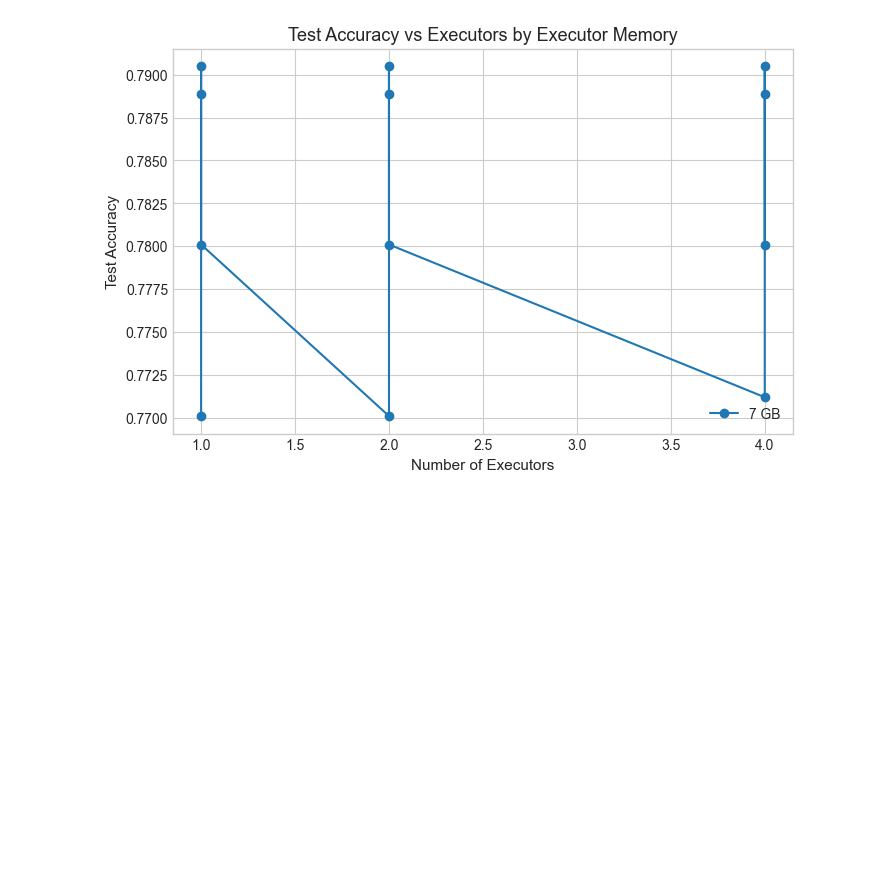
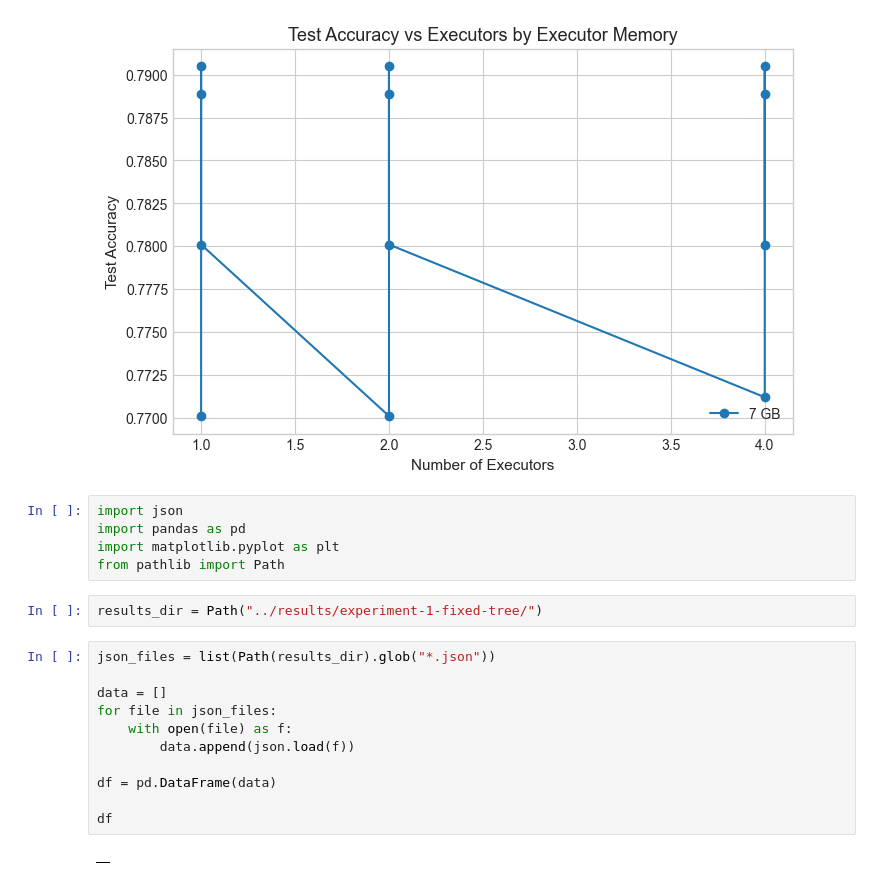
Before and after one commit to kshitijrajsharma/fractal-ml-distributed-computing, a Jupyter notebook: analysis/graphics.ipynb, the cells around one changed output. Drawn from its saved outputs; the diff is of its cells as text; blank space fills up the shorter version.

```diff
--- a/analysis/graphics.ipynb
+++ b/analysis/graphics.ipynb
@@ -104,3 +106,23 @@ if "num_executors" in df.columns:
     plt.show()
 # %% [output]
 [figure]
+# %%
+import json
+import pandas as pd
+import matplotlib.pyplot as plt
+from pathlib import Path
+# %%
+results_dir = Path("../results/experiment-1-fixed-tree/")
+# %%
+json_files = list(Path(results_dir).glob("*.json"))
+
+data = []
+for file in json_files:
+    with open(file) as f:
+        data.append(json.load(f))
+
+df = pd.DataFrame(data)
+
+df
+# %% [output]
+|  |
```
Also changed, not shown: parts of 2 cells of this notebook, 16 other files.
